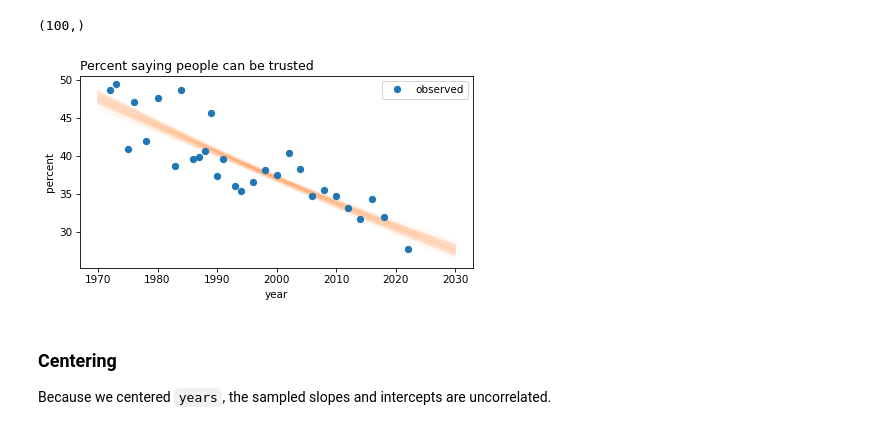
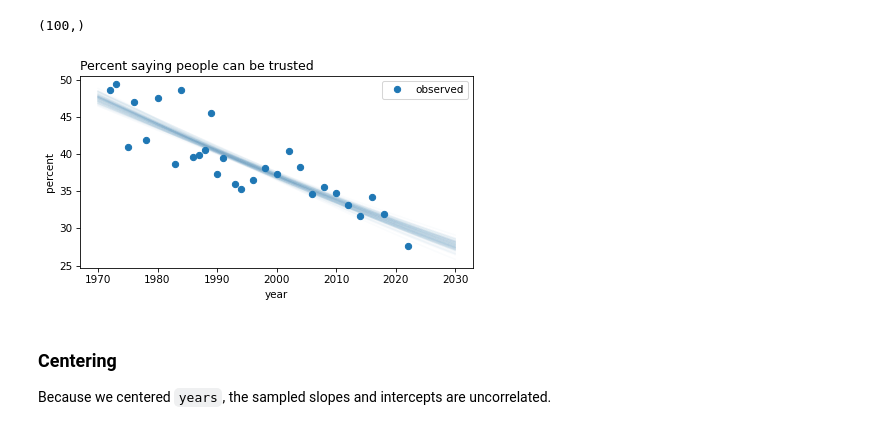
Before and after one commit to AllenDowney/SurveyDataPyMC, a Jupyter notebook: notebooks/01_logistic_regression.ipynb, the cells around one changed output. Saved outputs shown, nothing was run; the diff lists cells and outputs as text; code cells hidden in the pictures.

```diff
--- a/notebooks/01_logistic_regression.ipynb
+++ b/notebooks/01_logistic_regression.ipynb
@@ -361,17 +381,23 @@ az.summary(idata)
 # %%
-def get_sample(idata, var_name):
-    """Extract a posterior sample from idata
+def get_sample(idata: az.InferenceData, var_names: list[str] | str) -> np.ndarray:
+    """Extract a posterior sample from idata.
 
-    idata: InferenceData object
-    var_name: string
+    Args:
+        idata (az.InferenceData): InferenceData object from arviz that hosts our posterior samples as xarray DataArrays
+        var_name (str): Name of the variable to extract from the posterior
 
-    returns: NumPy array
+    Returns:
+        np.ndarray: Array containing all posterior samples stacked across chains and draws
     """
-    return idata.posterior[var_name].stack(sample=["chain", "draw"])
+    if isinstance(var_names, str):
+        var_names = [var_names]
+    return [
+        idata.posterior[var_name].stack(sample=["chain", "draw"]).values
+        for var_name in var_names
+    ]
 # %%
 # Collect posterior draws of alpha and beta
-alphas = get_sample(idata, "alpha").values
-betas = get_sample(idata, "beta").values
+alphas, betas = get_sample(idata, var_names=["alpha", "beta"])
 betas.shape
 # %% [output]
 (1500,)
@@ -390,15 +416,15 @@ year_centered = year_range - year_shift
 # %%
 from scipy.special import expit
 
 for alpha, beta in zip(alpha_samples, beta_samples):
     logits = alpha + beta * year_centered
     probs = expit(logits) * 100
-    plt.plot(year_range, probs, color="C1", alpha=0.02)
+    plt.plot(year_range, probs, color="C0", alpha=0.02)
 
 time_series.plot(style="o", label="observed")
 decorate(ylabel="percent", title="Percent saying people can be trusted")
 # %% [output]
-[figure, old version]
+[figure, new version]
 # %% [markdown]
 ### Centering
 
```
Also changed, not shown: parts of 16 cells of this notebook, 1 other file.
